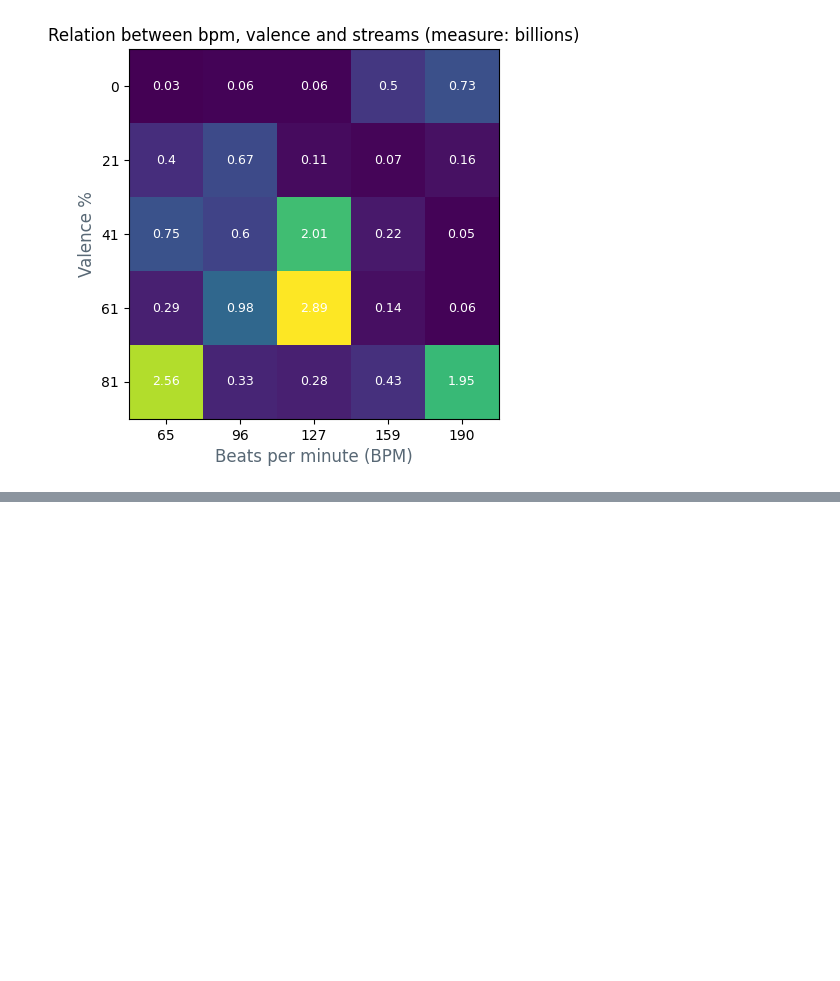
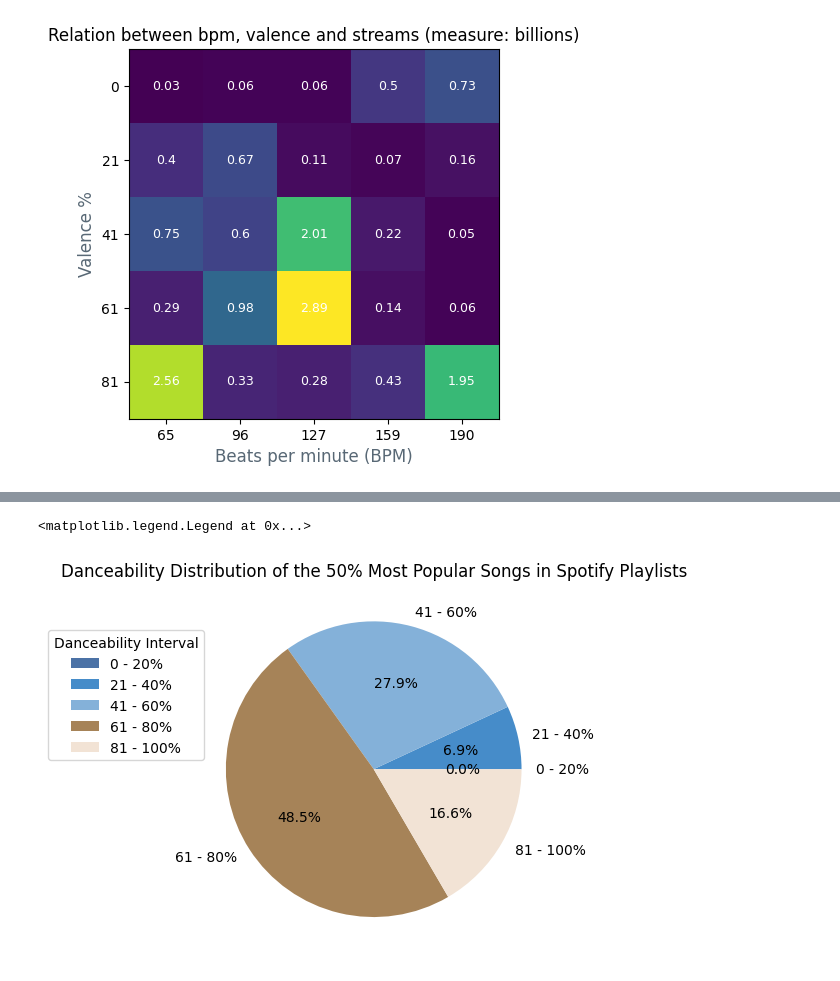
Before and after one commit to Limaniteroi/DataScience, a Jupyter notebook: Spotify Analysis - DataSet - Week 1/SMSS.ipynb, the cells around one changed output, grey strips where cells are left out. Drawn from its saved outputs; the diff is of its cells as text; code cells hidden in the pictures; blank space fills up the shorter version.

```diff
--- a/Spotify Analysis - DataSet - Week 1/SMSS.ipynb
+++ b/Spotify Analysis - DataSet - Week 1/SMSS.ipynb
@@ -377,0 +468,13 @@ for i in range(len(bpms_n)):
+# %%
+# Graph to question 4
+
+labels = '0 - 20%', '21 - 40%', '41 - 60%', '61 - 80%', '81 - 100%'
+counter_1 = count_d
+
+fig, ax = plt.subplots()
+ax.pie(counter_1, labels=labels, autopct='%1.1f%%', colors=['#4B72A6',"#468CC9",'#84B1D9','#A68358','#F2E3D5'])
+ax.set_title('Danceability Distribution of the 50% Most Popular Songs in Spotify Playlists')
+ax.legend(title='Danceability Interval', loc= 'center left', bbox_to_anchor=(-0.4,0.7))
+# %% [output]
+<matplotlib.legend.Legend at 0x...>
+[figure, added]
```
Also changed, not shown: parts of 6 cells of this notebook.
